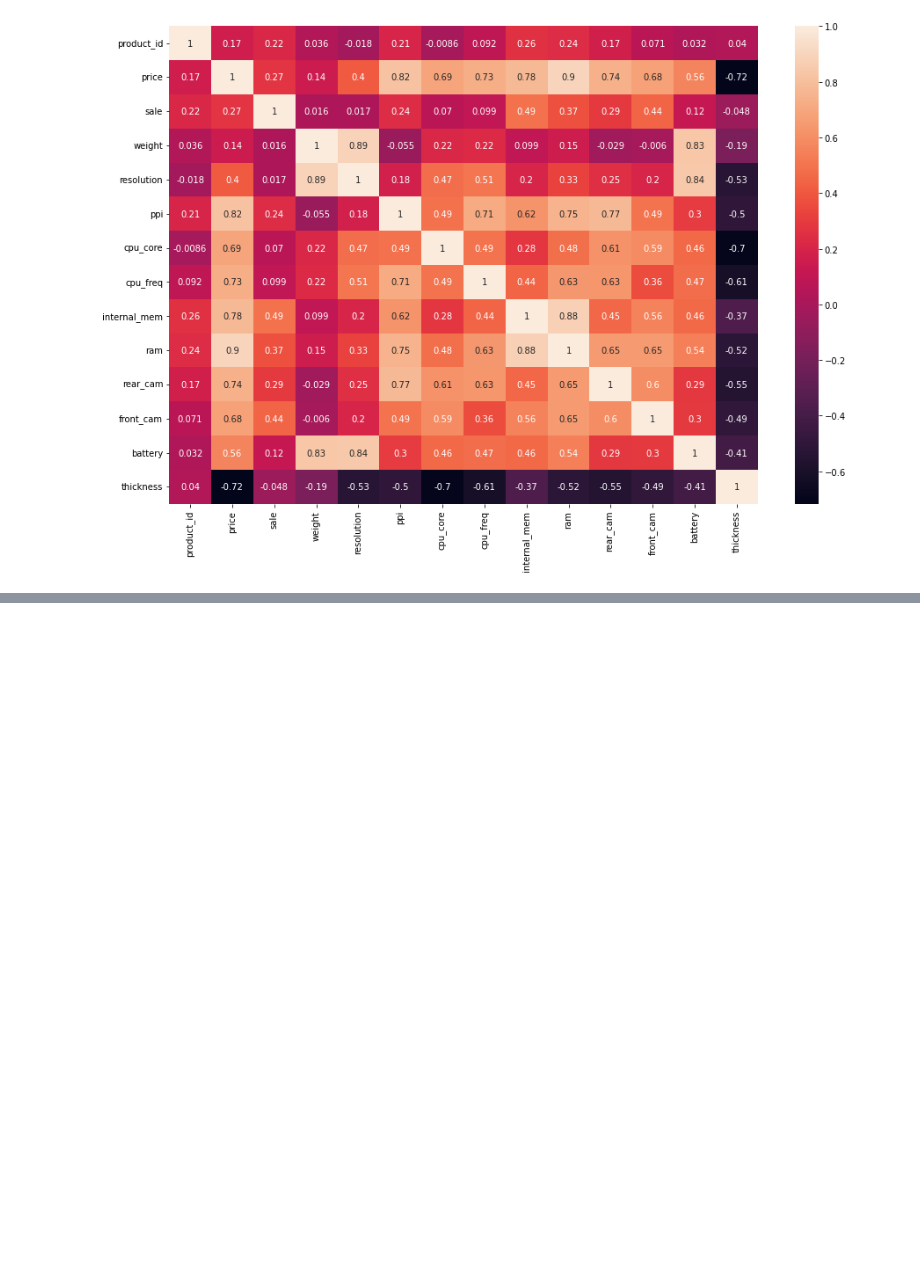
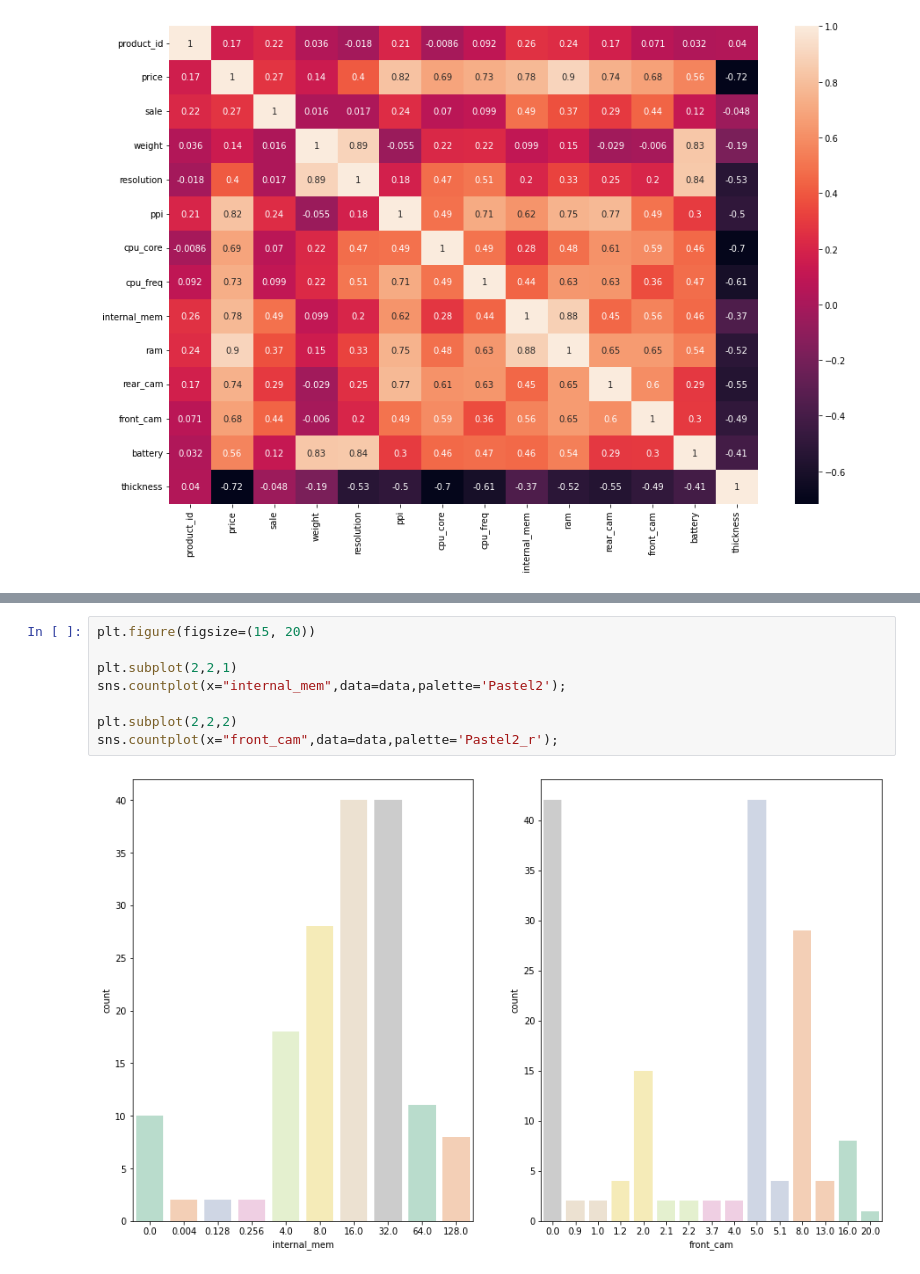
Before and after one commit to melisnv/data-science-projects, a Jupyter notebook: mobile-price-prediction/mobile-price-prediction.ipynb, the cells around one changed output, grey strips where cells are left out. Drawn from its saved outputs; the diff is of its cells as text; blank space fills up the shorter version.

```diff
--- a/mobile-price-prediction/mobile-price-prediction.ipynb
+++ b/mobile-price-prediction/mobile-price-prediction.ipynb
@@ -133,0 +262,10 @@ sns.heatmap(data.corr(),annot=True);
+# %%
+plt.figure(figsize=(15, 20))
+
+plt.subplot(2,2,1)
+sns.countplot(x="internal_mem",data=data,palette='Pastel2');
+
+plt.subplot(2,2,2)
+sns.countplot(x="front_cam",data=data,palette='Pastel2_r');
+# %% [output]
+[figure, added]
```
Also changed, not shown: parts of 36 cells of this notebook.
